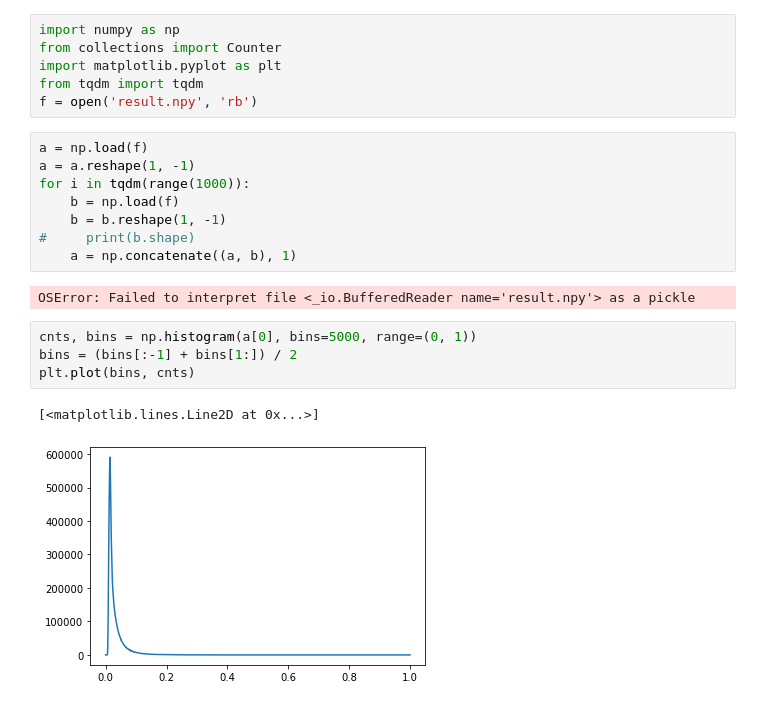
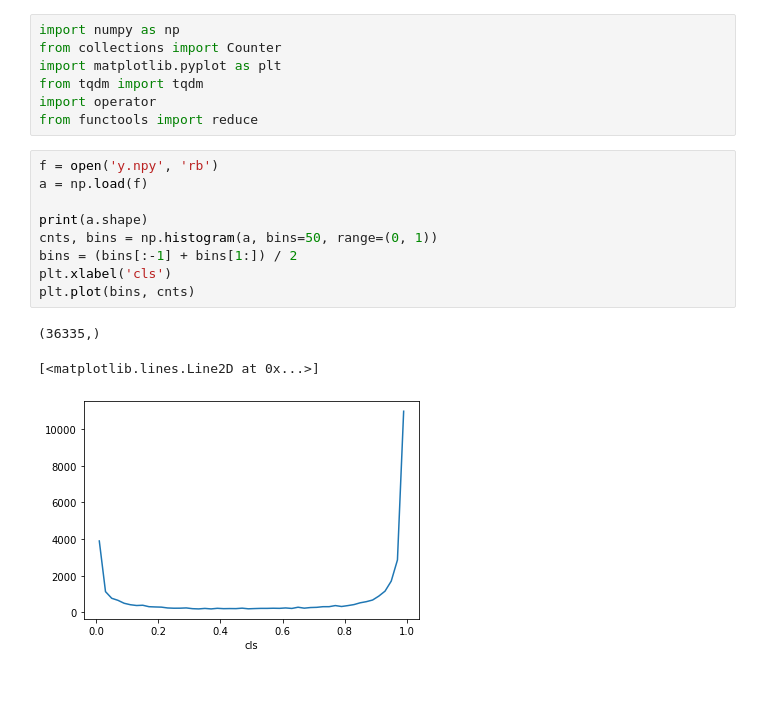
Before and after one commit to CurryYuan/mmdetection, a Jupyter notebook: Untitled.ipynb, the cells around one changed output. Drawn from its saved outputs; the diff is of its cells as text.

```diff
--- a/Untitled.ipynb
+++ b/Untitled.ipynb
@@ -3,21 +3,18 @@ import numpy as np
 from collections import Counter
 import matplotlib.pyplot as plt
 from tqdm import tqdm
-f = open('result.npy', 'rb')
+import operator
+from functools import reduce
-# %%
-a = np.load(f)
-a = a.reshape(1, -1)
-for i in tqdm(range(1000)):
-    b = np.load(f)
-    b = b.reshape(1, -1)
-#     print(b.shape)
-    a = np.concatenate((a, b), 1)
-# %% [output]
-OSError: Failed to interpret file <_io.BufferedReader name='result.npy'> as a pickle
 # %%
-cnts, bins = np.histogram(a[0], bins=5000, range=(0, 1))
+f = open('y.npy', 'rb')
+a = np.load(f)
+
+print(a.shape)
+cnts, bins = np.histogram(a, bins=50, range=(0, 1))
 bins = (bins[:-1] + bins[1:]) / 2
+plt.xlabel('cls')
 plt.plot(bins, cnts)
 # %% [output]
-[<matplotlib.lines.Line2D at 0x...>]
+(36335,)
+[<matplotlib.lines.Line2D at 0x...>]
-[figure, old version]
+[figure, new version]
```
Also changed, not shown: parts of 2 cells of this notebook, 5 other files.
